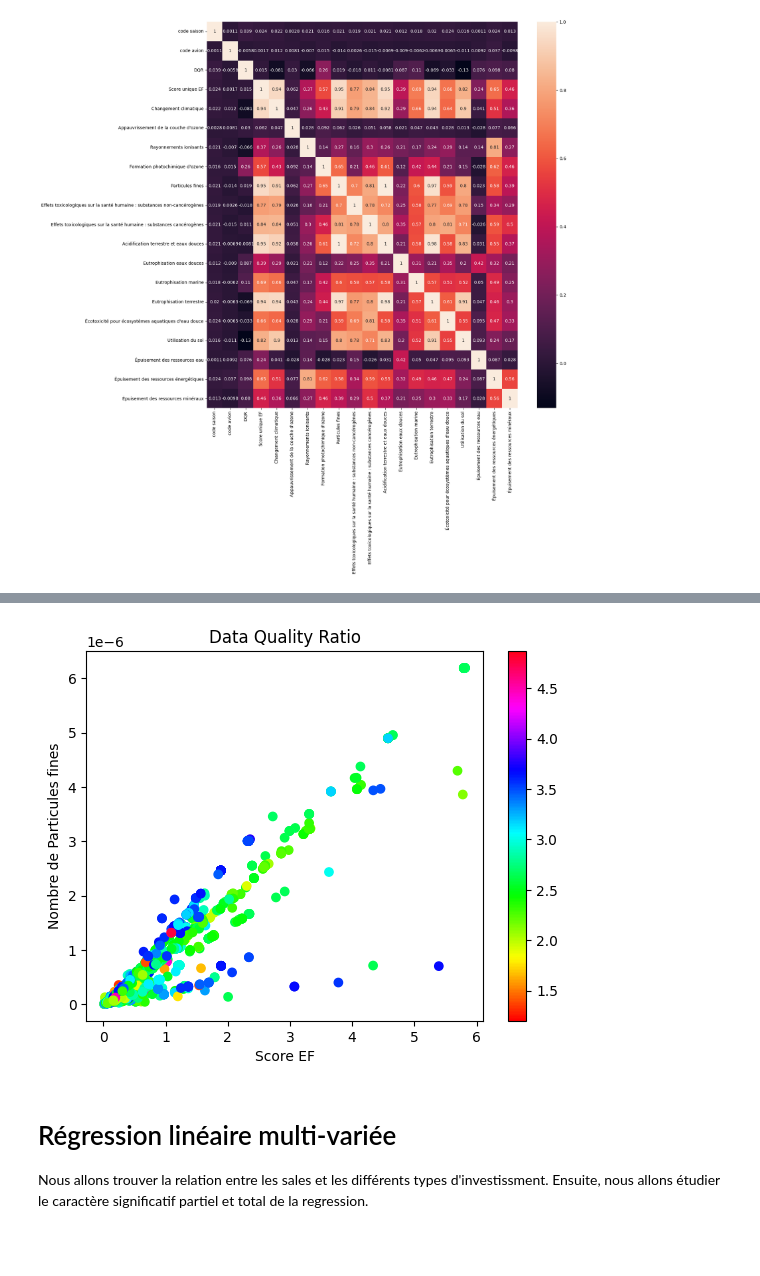
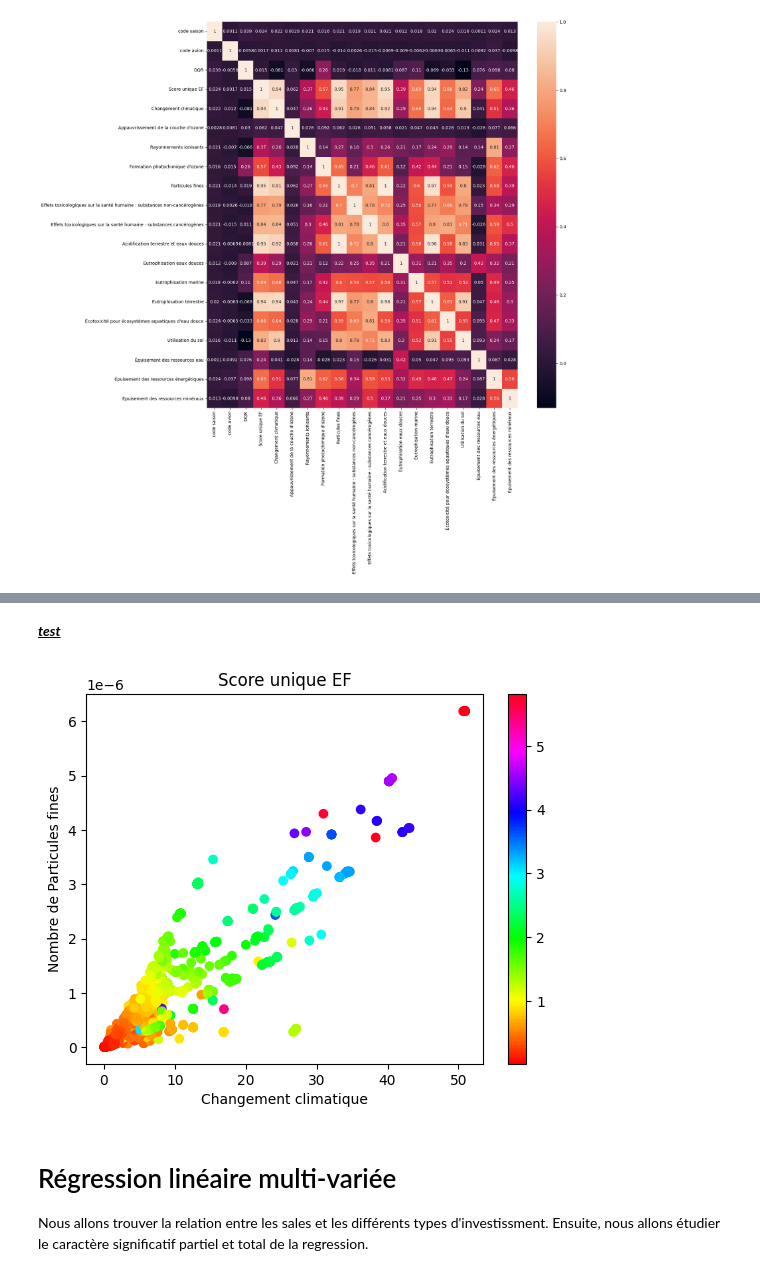
Before and after one commit to antoinebnm/PTS-Data, a Jupyter notebook: goodDatas.ipynb, the cells around one changed output, grey strips where cells are left out. Saved outputs shown, nothing was run; the diff lists cells and outputs as text; code cells hidden in the pictures; blank space fills up the shorter version.

```diff
--- a/goodDatas.ipynb
+++ b/goodDatas.ipynb
@@ -157,15 +157,17 @@ dataCopy.describe()
 | 50% | 2.000000 | 0.000000 | 2.680000 | 0.349165 | 2.448059 | 2.030205e-07 | ... |
 | 75% | 2.000000 | 0.000000 | 3.090000 | 0.862760 | 6.222165 | 5.523210e-07 | ... |
 | max | 2.000000 | 1.000000 | 4.870000 | 5.813351 | 50.917912 | 2.433486e-04 | ... |
+# %% [markdown]
+<b><u><i>test</i></u></b>
 # %%
-plt.scatter(x=dataCopy['Score unique EF'].values,y = dataCopy['Particules fines'].values,c = dataCopy["DQR"].values, cmap='hsv')
-plt.xlabel('Score EF')
+plt.scatter(x=dataCopy['Changement climatique'].values,y = dataCopy['Particules fines'].values,c = dataCopy["Score unique EF"].values, cmap='hsv')
+plt.xlabel('Changement climatique')
 plt.ylabel('Nombre de Particules fines')
-plt.title('Data Quality Ratio')
+plt.title('Score unique EF')
 plt.colorbar()
 plt.show()
 # %% [output]
-[figure, old version]
+[figure, new version]
 # %% [markdown]
 # Régression linéaire multi-variée
 
```
Also changed, not shown: parts of 11 cells of this notebook, 2 other files.
